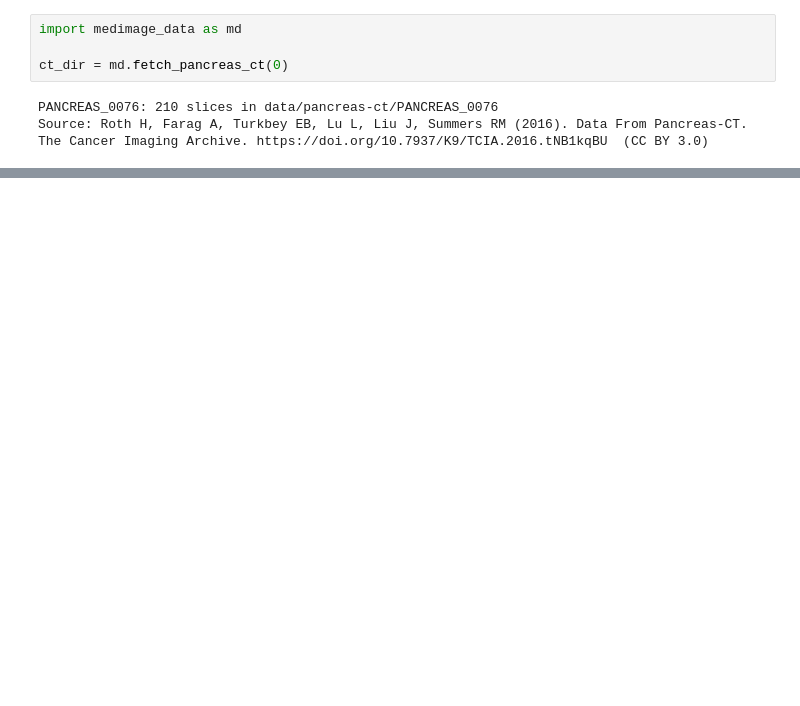
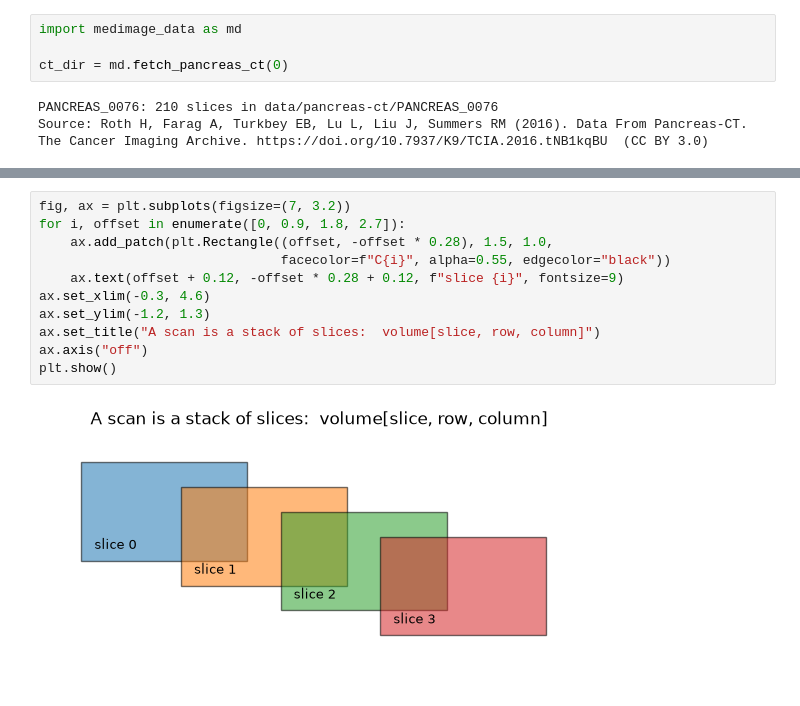
Before and after one commit to choilab-jefferson/medimage, a Jupyter notebook: Chapter1_Exploration.ipynb, the cells around one changed output, grey strips where cells are left out. Drawn from its saved outputs; the diff is of its cells as text; blank space fills up the shorter version.

```diff
--- a/Chapter1_Exploration.ipynb
+++ b/Chapter1_Exploration.ipynb
@@ -403,0 +410,13 @@ reach the third lumbar vertebra, then measure on that axial slice.
+# %%
+fig, ax = plt.subplots(figsize=(7, 3.2))
+for i, offset in enumerate([0, 0.9, 1.8, 2.7]):
+    ax.add_patch(plt.Rectangle((offset, -offset * 0.28), 1.5, 1.0,
+                               facecolor=f"C{i}", alpha=0.55, edgecolor="black"))
+    ax.text(offset + 0.12, -offset * 0.28 + 0.12, f"slice {i}", fontsize=9)
+ax.set_xlim(-0.3, 4.6)
+ax.set_ylim(-1.2, 1.3)
+ax.set_title("A scan is a stack of slices:  volume[slice, row, column]")
+ax.axis("off")
+plt.show()
+# %% [output]
+[figure, added]
```
Also changed, not shown: parts of 44 cells of this notebook, 3 other files.
